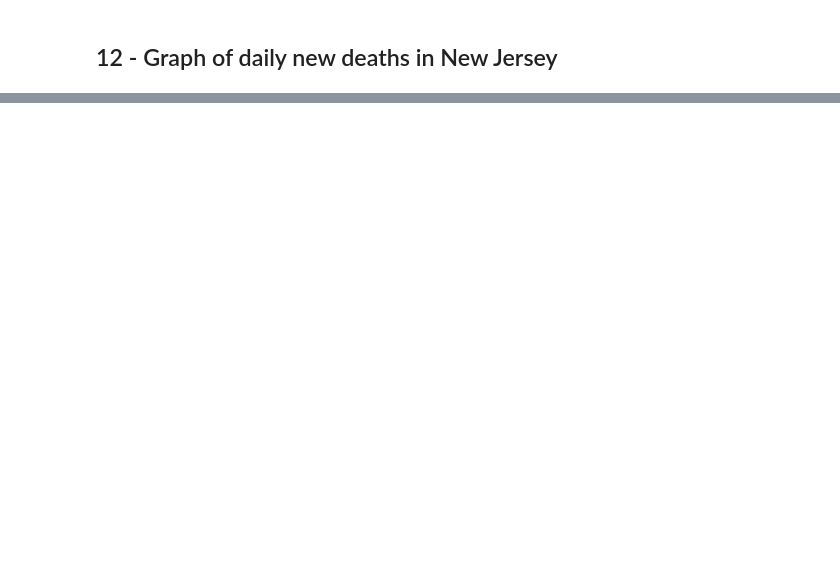
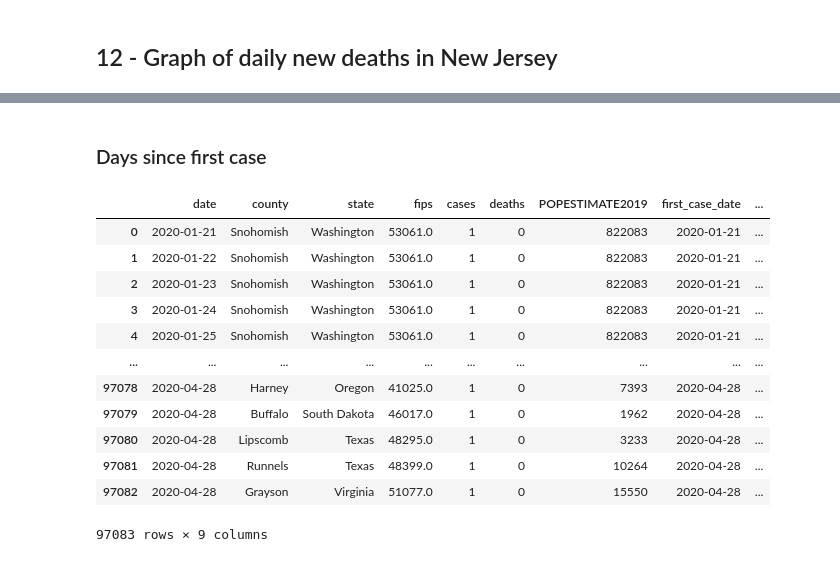
Before and after one commit to annagodin/CS439-Semester-Project, a Jupyter notebook: Coronavirus Project/Coronavirus Data Research.ipynb, the cells around one changed output, grey strips where cells are left out. Saved outputs shown, nothing was run; the diff lists cells and outputs as text; code cells hidden in the pictures; blank space fills up the shorter version.

Commit message:
added days since first case to county df

```diff
--- a/Coronavirus Project/Coronavirus Data Research.ipynb
+++ b/Coronavirus Project/Coronavirus Data Research.ipynb
@@ -750,0 +752,26 @@ temp
+# %% [markdown]
+### Days since first case
+# %%
+counties = temp.groupby(["fips"])
+column_names = ["fips", "first_case_date","days_since_first_case"]
+first_case_dates_by_county = pd.DataFrame(columns = column_names)
+
+temp['first_case_date'] = counties['date'].transform('min')
+
+temp['days_since_first_case'] = temp['first_case_date'].apply(lambda x: (datetime.date(datetime.now()) - datetime.strptime(x, '%Y-%m-%d').date()).days)
+
+temp
+# %% [output]
+|  | date | county | state | fips | cases | deaths | POPESTIMATE2019 | first_case_date | ... |
+| 0 | 2020-01-21 | Snohomish | Washington | 53061.0 | 1 | 0 | 822083 | 2020-01-21 | ... |
+| 1 | 2020-01-22 | Snohomish | Washington | 53061.0 | 1 | 0 | 822083 | 2020-01-21 | ... |
+| 2 | 2020-01-23 | Snohomish | Washington | 53061.0 | 1 | 0 | 822083 | 2020-01-21 | ... |
+| 3 | 2020-01-24 | Snohomish | Washington | 53061.0 | 1 | 0 | 822083 | 2020-01-21 | ... |
+| 4 | 2020-01-25 | Snohomish | Washington | 53061.0 | 1 | 0 | 822083 | 2020-01-21 | ... |
+| ... | ... | ... | ... | ... | ... | ... | ... | ... | ... |
+| 97078 | 2020-04-28 | Harney | Oregon | 41025.0 | 1 | 0 | 7393 | 2020-04-28 | ... |
+| 97079 | 2020-04-28 | Buffalo | South Dakota | 46017.0 | 1 | 0 | 1962 | 2020-04-28 | ... |
+| 97080 | 2020-04-28 | Lipscomb | Texas | 48295.0 | 1 | 0 | 3233 | 2020-04-28 | ... |
+| 97081 | 2020-04-28 | Runnels | Texas | 48399.0 | 1 | 0 | 10264 | 2020-04-28 | ... |
+| 97082 | 2020-04-28 | Grayson | Virginia | 51077.0 | 1 | 0 | 15550 | 2020-04-28 | ... |
+97083 rows × 9 columns
```
Also changed, not shown: parts of 7 cells of this notebook.
